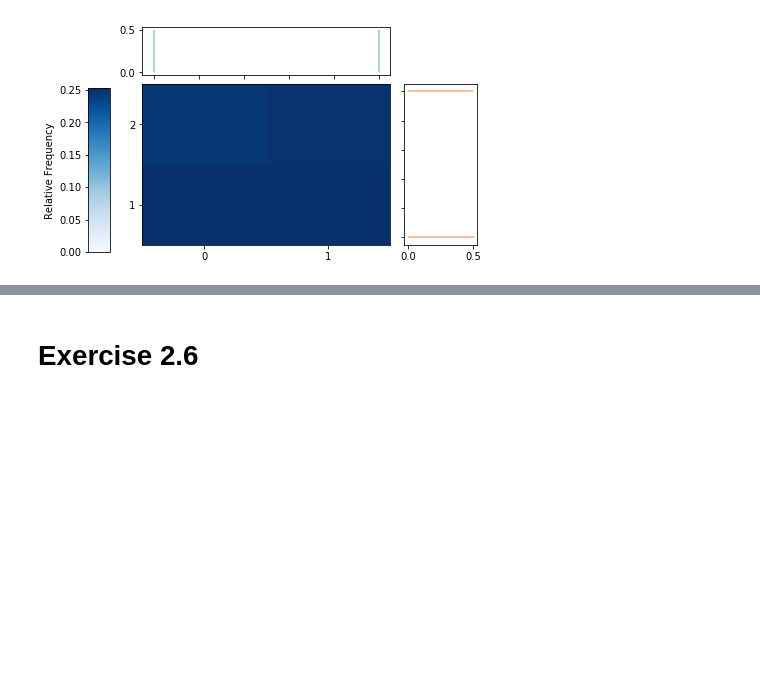
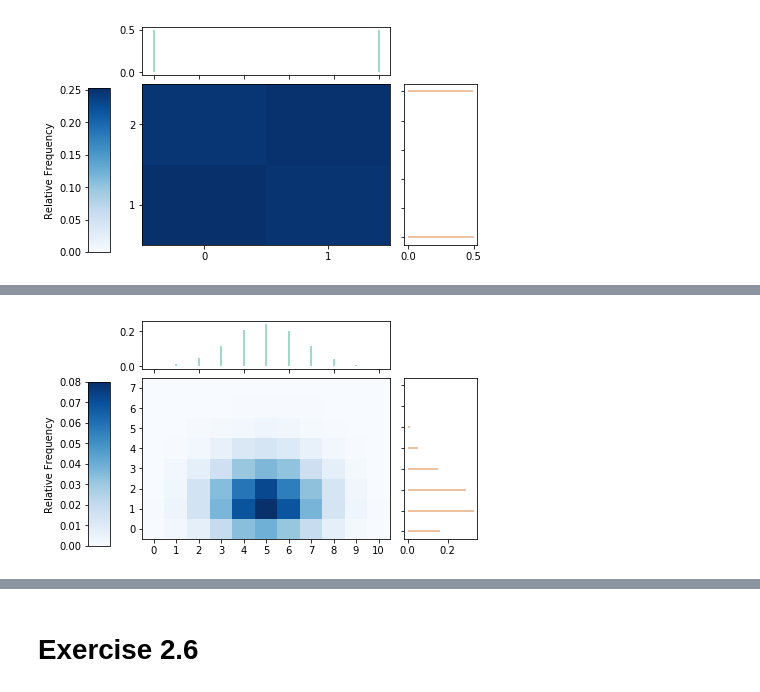
Before and after one commit to kevindavisross/stat405, a Jupyter notebook: STAT405/STAT405-Handout02-distributions.ipynb, the cells around one changed output, grey strips where cells are left out. Cells and saved outputs as stored; diff of their text form; code cells hidden in the pictures; blank space fills up the shorter version.

```diff
--- a/STAT405/STAT405-Handout02-distributions.ipynb
+++ b/STAT405/STAT405-Handout02-distributions.ipynb
@@ -200,0 +219,4 @@ S = RV(P, cumsum)
+# %%
+(W & Y).sim(10000).plot(['tile', 'marginal'])
+# %% [output]
+[figure, added]
```
Also changed, not shown: parts of 26 cells of this notebook, 12 other files.
